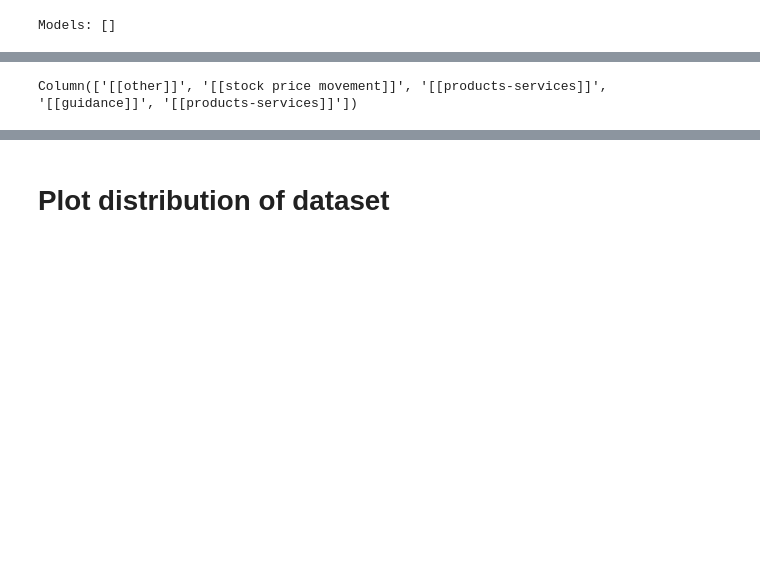
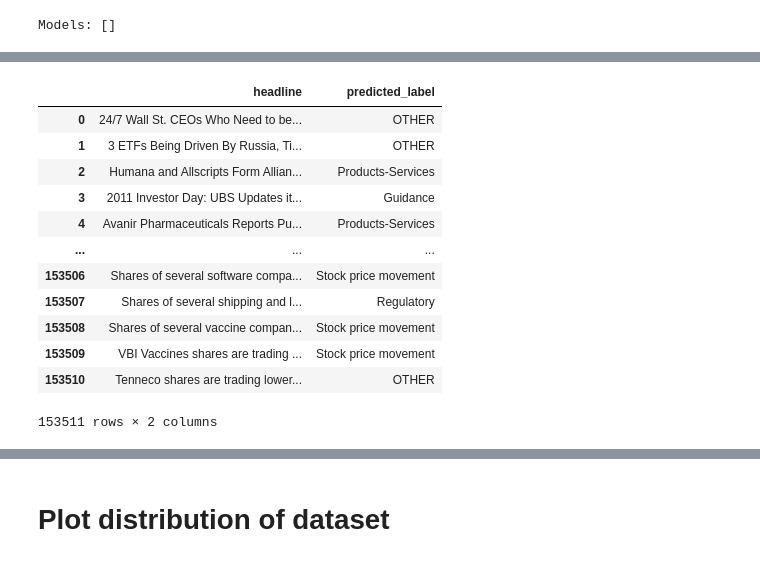
Before and after one commit to dhruvdnvi/data-flywheel-fsi, a Jupyter notebook: notebooks/teacher-model-labels.ipynb, the cells around one changed output, grey strips where cells are left out. Saved outputs shown, nothing was run; the diff lists cells and outputs as text; code cells hidden in the pictures; blank space fills up the shorter version.

```diff
--- a/notebooks/teacher-model-labels.ipynb
+++ b/notebooks/teacher-model-labels.ipynb
@@ -405,5 +419,17 @@ Guidance                       33
 Name: count, dtype: int64
-# %%
-data['train']['label']
-# %% [output]
-Column(['[[other]]', '[[stock price movement]]', '[[products-services]]', '[[guidance]]', '[[products-services]]'])
+# %%
+df_clean
+# %% [output]
+|  | headline | predicted_label |
+| 0 | 24/7 Wall St. CEOs Who Need to be... | OTHER |
+| 1 | 3 ETFs Being Driven By Russia, Ti... | OTHER |
+| 2 | Humana and Allscripts Form Allian... | Products-Services |
+| 3 | 2011 Investor Day: UBS Updates it... | Guidance |
+| 4 | Avanir Pharmaceuticals Reports Pu... | Products-Services |
+| ... | ... | ... |
+| 153506 | ﻿Shares of several software compa... | Stock price movement |
+| 153507 | ﻿Shares of several shipping and l... | Regulatory |
+| 153508 | ﻿Shares of several vaccine compan... | Stock price movement |
+| 153509 | ﻿VBI Vaccines shares are trading ... | Stock price movement |
+| 153510 | ﻿Tenneco shares are trading lower... | OTHER |
+153511 rows × 2 columns
```
Also changed, not shown: parts of 11 cells of this notebook, 1 other file.
